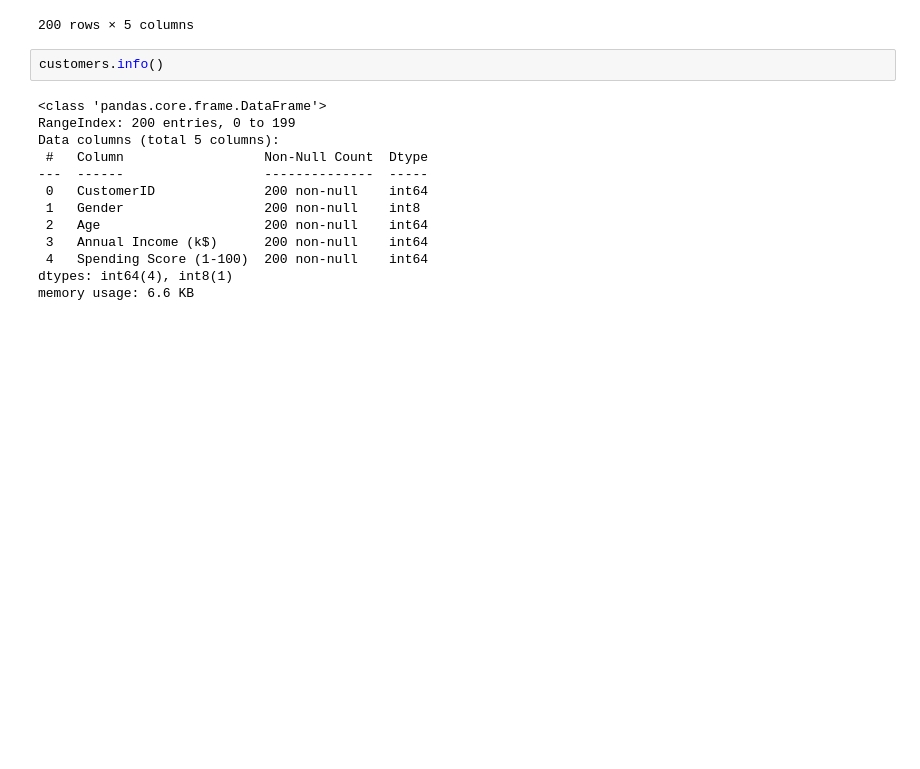
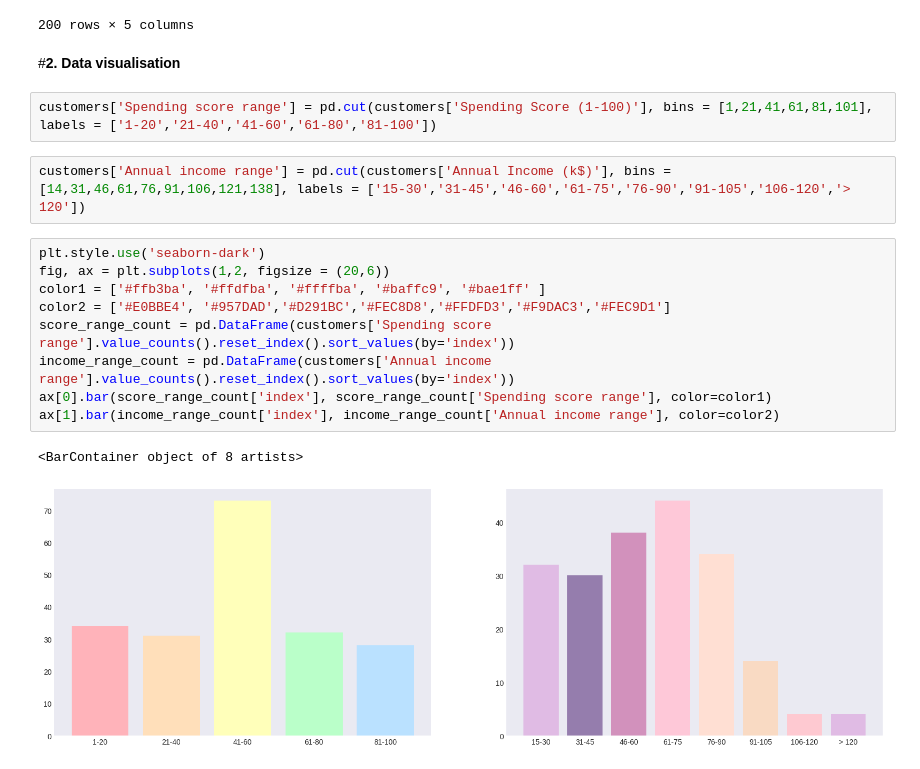
Before and after one commit to KamilShape/customer_segmentation, a Jupyter notebook: customer_segmentation.ipynb, the cells around one changed output. Cells and saved outputs as stored; diff of their text form; blank space fills up the shorter version.

Commit message:
data visualisation

```diff
--- a/customer_segmentation.ipynb
+++ b/customer_segmentation.ipynb
@@ -83,18 +90,21 @@ customers
 | 198 | 199 | 1 | 32 | 137 | 18 |
 | 199 | 200 | 1 | 30 | 137 | 83 |
 200 rows × 5 columns
-# %%
-customers.info()
-# %% [output]
-<class 'pandas.core.frame.DataFrame'>
-RangeIndex: 200 entries, 0 to 199
-Data columns (total 5 columns):
- #   Column                  Non-Null Count  Dtype
----  ------                  --------------  -----
- 0   CustomerID              200 non-null    int64
- 1   Gender                  200 non-null    int8
- 2   Age                     200 non-null    int64
- 3   Annual Income (k$)      200 non-null    int64
- 4   Spending Score (1-100)  200 non-null    int64
-dtypes: int64(4), int8(1)
-memory usage: 6.6 KB
+# %% [markdown]
+#**2. Data visualisation**
+# %%
+customers['Spending score range'] = pd.cut(customers['Spending Score (1-100)'], bins = [1,21,41,61,81,101], labels = ['1-20','21-40','41-60','61-80','81-100'])
+# %%
+customers['Annual income range'] = pd.cut(customers['Annual Income (k$)'], bins = [14,31,46,61,76,91,106,121,138], labels = ['15-30','31-45','46-60','61-75','76-90','91-105','106-120','> 120'])
+# %%
+plt.style.use('seaborn-dark')
+fig, ax = plt.subplots(1,2, figsize = (20,6))
+color1 = ['#ffb3ba', '#ffdfba', '#ffffba', '#baffc9', '#bae1ff' ]
+color2 = ['#E0BBE4', '#957DAD','#D291BC','#FEC8D8','#FFDFD3','#F9DAC3','#FEC9D1']
+score_range_count = pd.DataFrame(customers['Spending score range'].value_counts().reset_index().sort_values(by='index'))
+income_range_count = pd.DataFrame(customers['Annual income range'].value_counts().reset_index().sort_values(by='index'))
+ax[0].bar(score_range_count['index'], score_range_count['Spending score range'], color=color1)
+ax[1].bar(income_range_count['index'], income_range_count['Annual income range'], color=color2)
+# %% [output]
+<BarContainer object of 8 artists>
+[figure, added]
```
Also changed, not shown: parts of 1 cell of this notebook.
